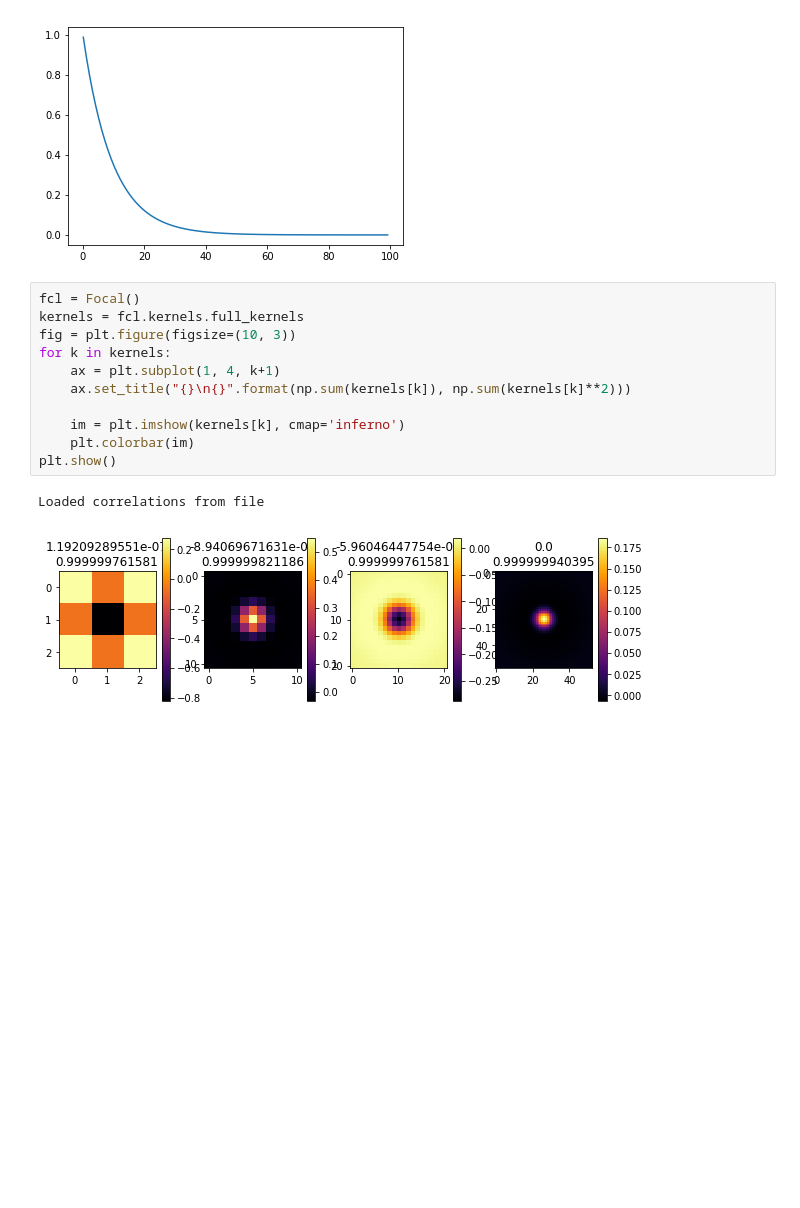
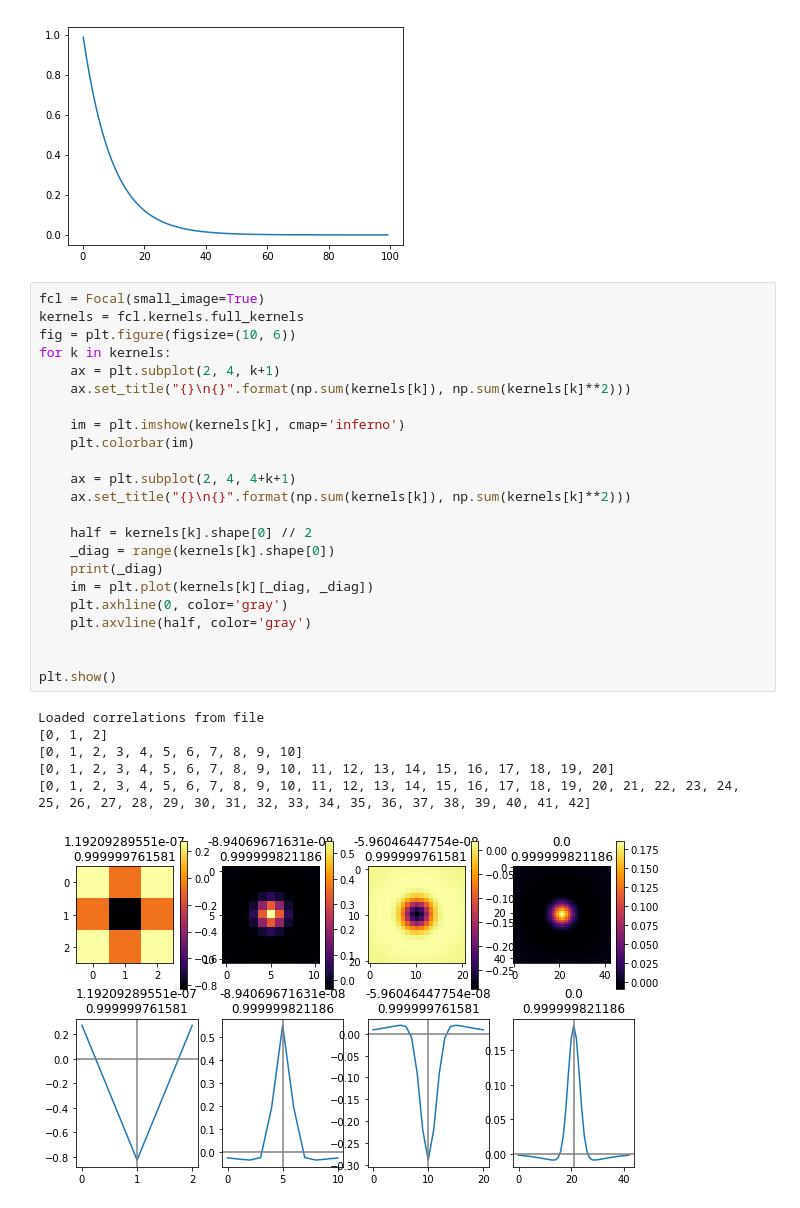
Before and after one commit to chanokin/convert_to_roc, a Jupyter notebook: test_read_cifar10.ipynb, the cells around one changed output. Drawn from its saved outputs; the diff is of its cells as text; blank space fills up the shorter version.

Commit message:
small images get smaller kernels

```diff
--- a/test_read_cifar10.ipynb
+++ b/test_read_cifar10.ipynb
@@ -44,19 +44,35 @@ plt.show()
 # %% [output]
 [figure]
 # %%
-fcl = Focal()
+fcl = Focal(small_image=True)
 kernels = fcl.kernels.full_kernels
-fig = plt.figure(figsize=(10, 3))
+fig = plt.figure(figsize=(10, 6))
 for k in kernels:
-    ax = plt.subplot(1, 4, k+1)
+    ax = plt.subplot(2, 4, k+1)
     ax.set_title("{}\n{}".format(np.sum(kernels[k]), np.sum(kernels[k]**2)))
 
     im = plt.imshow(kernels[k], cmap='inferno')
     plt.colorbar(im)
+
+    ax = plt.subplot(2, 4, 4+k+1)
+    ax.set_title("{}\n{}".format(np.sum(kernels[k]), np.sum(kernels[k]**2)))
+
+    half = kernels[k].shape[0] // 2
+    _diag = range(kernels[k].shape[0])
+    print(_diag)
+    im = plt.plot(kernels[k][_diag, _diag])
+    plt.axhline(0, color='gray')
+    plt.axvline(half, color='gray')
+
+
 plt.show()
 # %% [output]
 Loaded correlations from file
+[0, 1, 2]
+[0, 1, 2, 3, 4, 5, 6, 7, 8, 9, 10]
+[0, 1, 2, 3, 4, 5, 6, 7, 8, 9, 10, 11, 12, 13, 14, 15, 16, 17, 18, 19, 20]
+[0, 1, 2, 3, 4, 5, 6, 7, 8, 9, 10, 11, 12, 13, 14, 15, 16, 17, 18, 19, 20, 21, 22, 23, 24, 25, 26, 27, 28, 29, 30, 31, 32, 33, 34, 35, 36, 37, 38, 39, 40, 41, 42]
-[figure, old version]
+[figure, new version]
 # %%
 dir_name = "./output_spikes/class_000003"
 files = glob.glob(os.path.join(dir_name, '*'))
```
Also changed, not shown: parts of 4 cells of this notebook, 1 other file.
